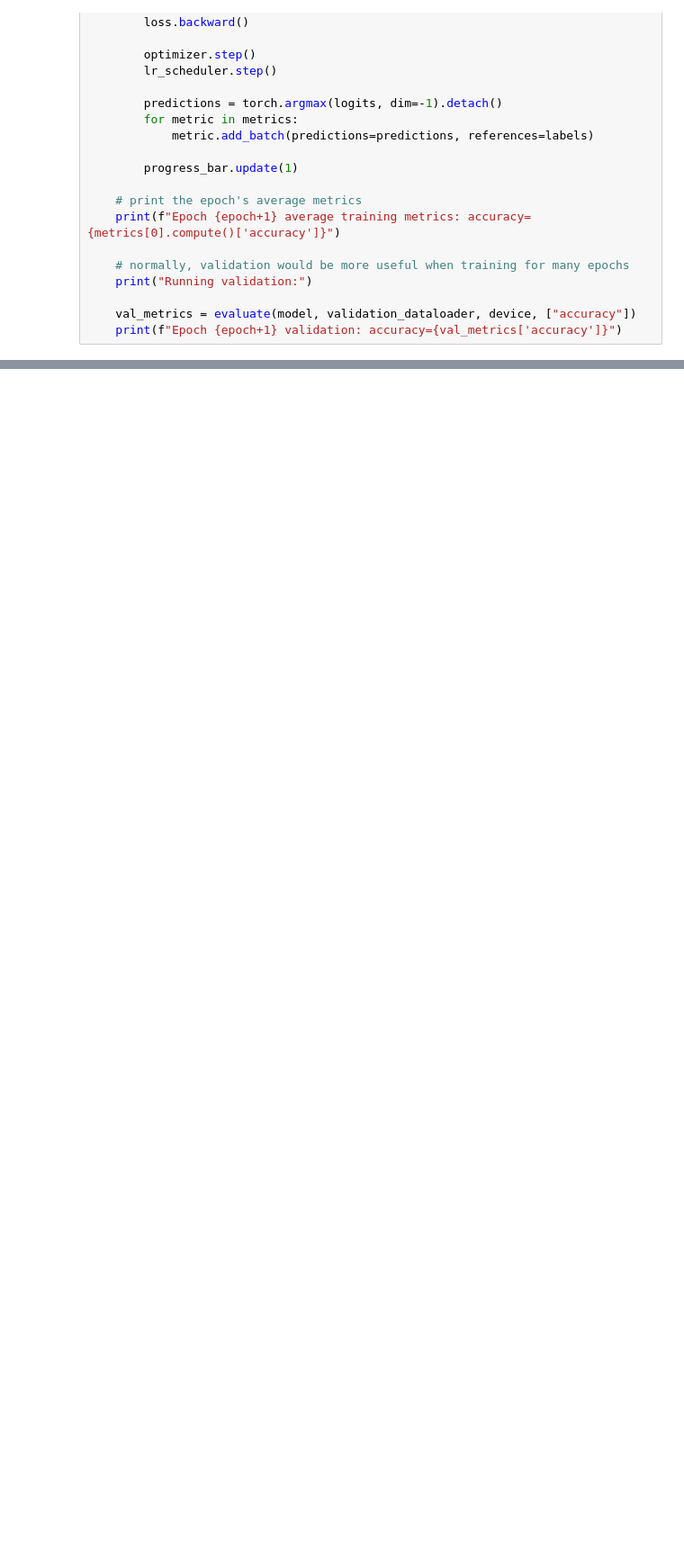
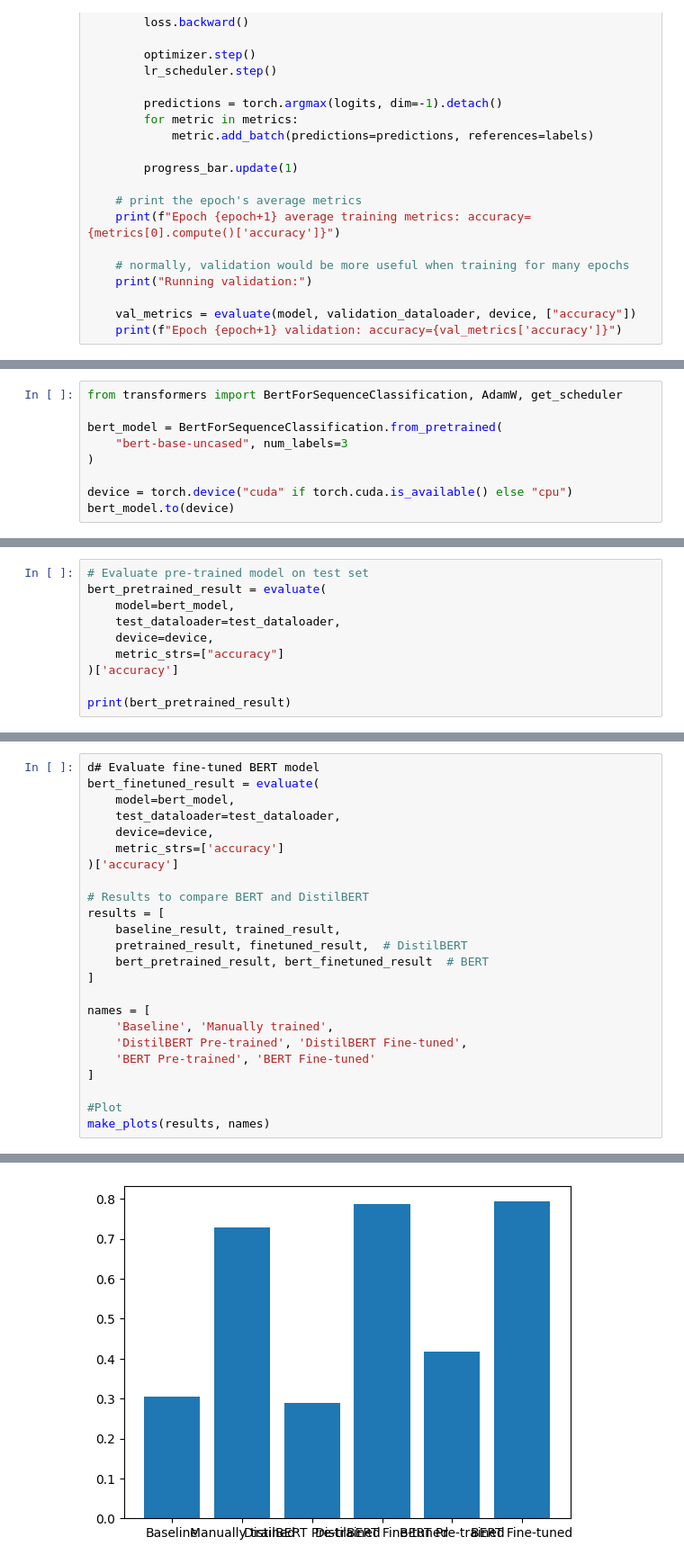
Before and after one commit to aliirtazas/sentiment-classification-ml-bert, a Jupyter notebook: twitter_sentiment_classification_ML_BERT.ipynb, the cells around one changed output, grey strips where cells are left out. Shown at 90% size. Saved outputs shown, nothing was run; the diff lists cells and outputs as text; blank space fills up the shorter version.

Commit message:
updated the code, ran the BERT model for analysis

```diff
--- a/twitter_sentiment_classification_ML_BERT.ipynb
+++ b/twitter_sentiment_classification_ML_BERT.ipynb
@@ -887,0 +809,9 @@ print(classification_report(distilbert_labels, distilbert_preds, target_names=['
+# %%
+from transformers import BertForSequenceClassification, AdamW, get_scheduler
+
+bert_model = BertForSequenceClassification.from_pretrained(
+    "bert-base-uncased", num_labels=3
+)
+
+device = torch.device("cuda" if torch.cuda.is_available() else "cpu")
+bert_model.to(device)
@@ -887,0 +838,10 @@ print(classification_report(distilbert_labels, distilbert_preds, target_names=['
+# %%
+# Evaluate pre-trained model on test set
+bert_pretrained_result = evaluate(
+    model=bert_model,
+    test_dataloader=test_dataloader,
+    device=device,
+    metric_strs=["accuracy"]
+)['accuracy']
+
+print(bert_pretrained_result)
@@ -887,0 +883,25 @@ print(classification_report(distilbert_labels, distilbert_preds, target_names=['
+# %%
+d# Evaluate fine-tuned BERT model
+bert_finetuned_result = evaluate(
+    model=bert_model,
+    test_dataloader=test_dataloader,
+    device=device,
+    metric_strs=['accuracy']
+)['accuracy']
+
+# Results to compare BERT and DistilBERT
+results = [
+    baseline_result, trained_result,
+    pretrained_result, finetuned_result,  # DistilBERT
+    bert_pretrained_result, bert_finetuned_result  # BERT
+]
+
+names = [
+    'Baseline', 'Manually trained',
+    'DistilBERT Pre-trained', 'DistilBERT Fine-tuned',
+    'BERT Pre-trained', 'BERT Fine-tuned'
+]
+
+#Plot
+make_plots(results, names)
+# %% [output]
@@ -887,0 +914 @@ print(classification_report(distilbert_labels, distilbert_preds, target_names=['
+[figure, added]
```
Also changed, not shown: parts of 21 cells of this notebook.
